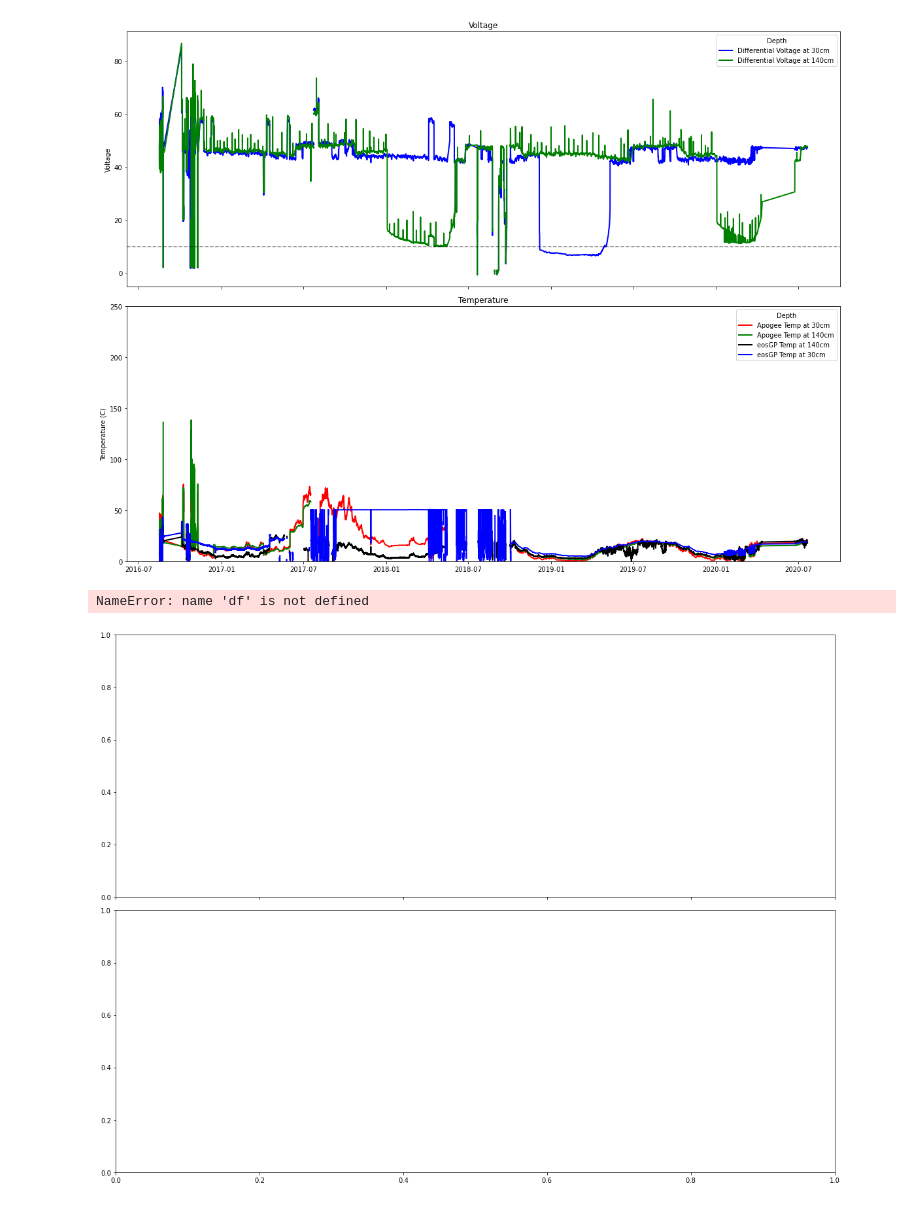
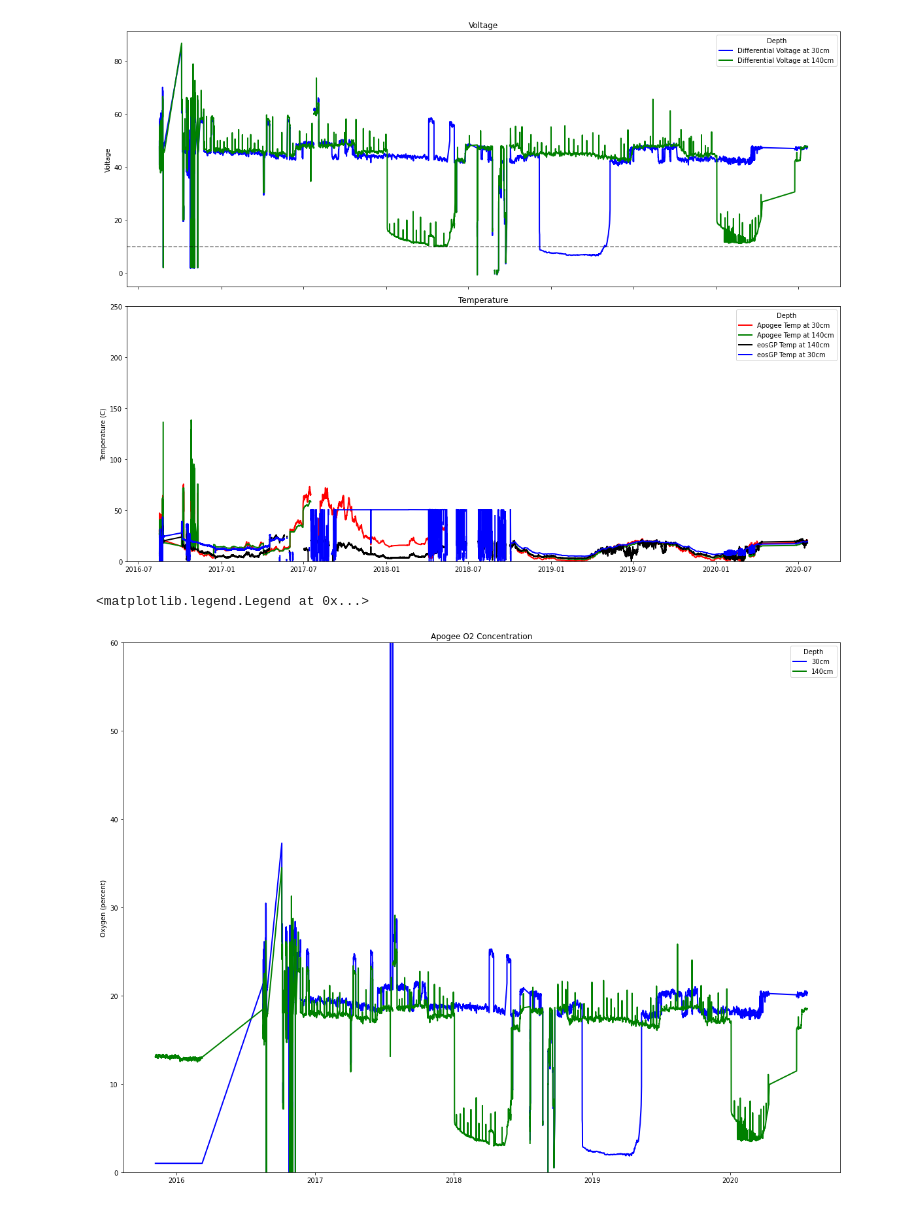
Before and after one commit to mberghouse/CO2-Data, a Jupyter notebook: Python processing/Shale Hills CZO/SPMS_processing.ipynb, the cells around one changed output. Drawn from its saved outputs; the diff is of its cells as text; code cells hidden in the pictures.

```diff
--- a/Python processing/Shale Hills CZO/SPMS_processing.ipynb
+++ b/Python processing/Shale Hills CZO/SPMS_processing.ipynb
@@ -72,15 +53,19 @@ df.drop(columns="RECORD")
 # %%
 #Rename all columns for df1 with format "var_depth.unit"
 #mask erroneous values in df1
-
-df1.columns=["Record", "DiffVolt_30cm.mV", "DiffVolt_140cm.mV", "SoilO2_30cm.percent.0-100", "SoilO2_140cm.percent.0-100",  "ApogeeTemp_30cm.deg.C" , "ApogeeTemp_140cm.deg.C", "CO2lo_30cm.ppm","CO2hi_30cm.ppm", "GPTemp_30cm.deg.C", "CO2lo_140cm.ppm", "CO2hi_140cm.ppm", "GPTemp_140cm.deg.C"]
+#I was able to mask values based on percent change from the previous value, but the graph still looks bad and I am wondering if this CO2 data is usable at all
+df1=df1.drop(columns='RecNum')
+df1.columns=["DiffVolt_30cm.mV", "DiffVolt_140cm.mV", "SoilO2_30cm.percent.0-100", "SoilO2_140cm.percent.0-100",  "ApogeeTemp_30cm.deg.C" , "ApogeeTemp_140cm.deg.C", "CO2lo_30cm.ppm","CO2hi_30cm.ppm", "GPTemp_30cm.deg.C", "CO2lo_140cm.ppm", "CO2hi_140cm.ppm", "GPTemp_140cm.deg.C"]
 df1.mask(df1<=-1, inplace=True)
 df1["DiffVolt_30cm.mV"].mask(df1["DiffVolt_30cm.mV"]>=100, inplace=True)
-#for i, x in enumerate (df1["ApogeeTemp_30cm.deg.C "]):
-    #if df1["ApogeeTemp_30cm.deg.C "].diff(i)>3:
-    #    x=np.nan
-    #else:
-    #    x=x
-    #if abs(x[i+1])>=abs(x[i])+3:
-        #x=np.nan
-#for x in df1["ApogeeTemp_30cm.deg.C"]:
+
+#pd.set_option("display.max_rows", 20)
+#df1['pct_change_CO2lo30']=(df1['CO2lo_30cm.ppm'].pct_change())
+#df1['CO2lo_30cm.ppm'].mask(df1['pct_change_CO2lo30']>=.2, inplace=True)
+#df1['CO2lo_30cm.ppm'].mask(df1['pct_change_CO2lo30']<=-.2, inplace=True)
+#df1=df1.drop(columns='pct_ch')
+#df1=df1.drop(columns='Record_copy')
+#df1['pct_change_eosgp30']=(df1['GPTemp_30cm.deg.C'].pct_change())
+#df1['GPTemp_30cm.deg.C'].mask(df1['pct_change_eosgp30']>=.2, inplace=True)
+#df1['GPTemp_30cm.deg.C'].mask(df1['pct_change_eosgp30']<=-.2, inplace=True)
+df1
@@ -173,19 +212,19 @@ ax2.legend(title='Depth', loc='best')
 #df['SoilO2_30cm.kPa'] = cal_fac*df['SoilO2_30cm.percent.0-100'] - offset # Convert from mV to kPa
 #df['SoilO2_140cm.kPa'] = cal_fac*df['SoilO2_140cm.percent.0-100'] - offset
 # %%
-fig, (ax1, ax2) = plt.subplots(2, figsize=(16,12), sharex=True, tight_layout=True)
-ax1.plot(df1.index, df.iloc[:,6], 'b', linewidth=2)
-ax1.set(ylabel='Temperature (C)', title='Apogee Temperature at 30cm')
+fig, (ax2) = plt.subplots(1, figsize=(16,12), sharex=True, tight_layout=True)
+#ax1.plot(df1.index, df1.iloc[:,6], 'b', linewidth=2)
+#ax1.set(ylabel='Temperature (C)', title='Apogee Temperature at 30cm')
 
-ax2.plot(df1.index, df['SoilO2_30cm.percent.0-100'], 'b', linewidth=2, label='30cm')
-ax2.set(ylabel='Oxygen (percent)', title='Apogee O2 Concentration')
-ax2.plot(df1.index, df['SoilO2_140cm.percent.0-100'], 'g', linewidth=2, label='140cm')
+ax2.plot(df1.index, df1['SoilO2_30cm.percent.0-100'], 'b', linewidth=2, label='30cm')
+ax2.set(ylabel='Oxygen (percent)', title='Apogee O2 Concentration', ylim=(0,60))
+ax2.plot(df1.index, df1['SoilO2_140cm.percent.0-100'], 'g', linewidth=2, label='140cm')
 ax2.legend(title='Depth', loc='best')
 
 #df['Apogee_CorrO2_Avg'] = df['SoilO2_30cm.kPa']/df['BarometricPress_Avg']*100
 #ax3.plot(df.index, df['Apogee_CorrO2_Avg'], 'k', linewidth=2)
 #ax3.set(ylabel='Oxygen (%)', title='Apogee O2 Concentration');
 # %% [output]
-NameError: name 'df' is not defined
+<matplotlib.legend.Legend at 0x...>
-[figure, old version]
+[figure, new version]
 # %%
```
Also changed, not shown: parts of 16 cells of this notebook, 6 other files.
